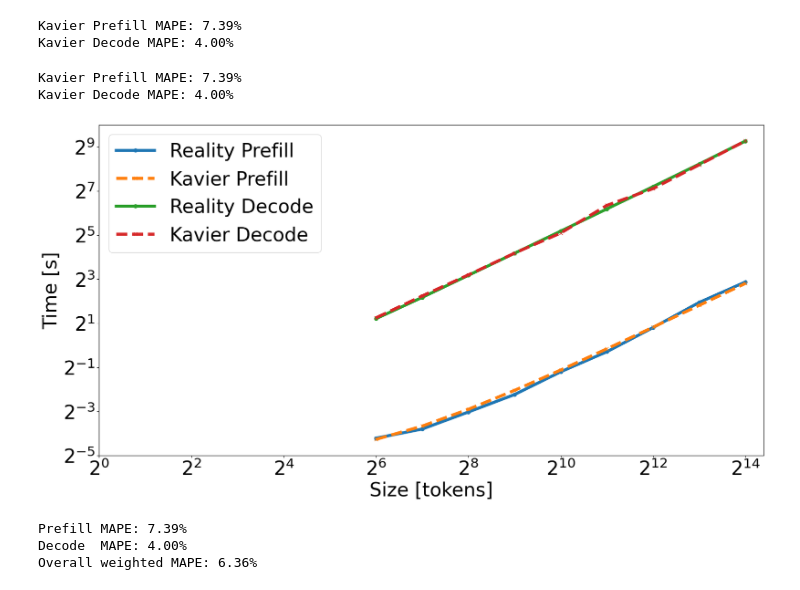
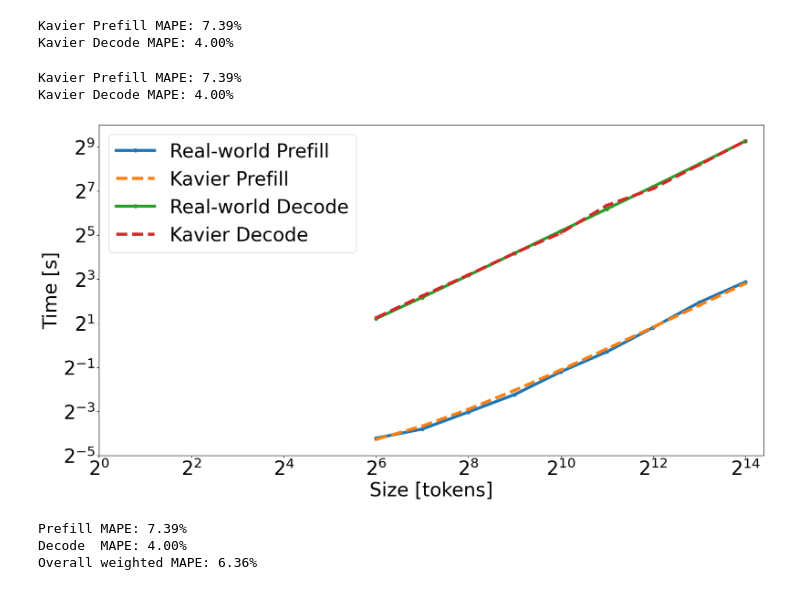
Before and after one commit to atlarge-research/Kavier, a Jupyter notebook: docs/reproducibility_capsule/experiment1/figures_generation/experiment_1_figure_accuracy.ipynb, the cells around one changed output. Cells and saved outputs as stored; diff of their text form; code cells hidden in the pictures.

```diff
--- a/docs/reproducibility_capsule/experiment1/figures_generation/experiment_1_figure_accuracy.ipynb
+++ b/docs/reproducibility_capsule/experiment1/figures_generation/experiment_1_figure_accuracy.ipynb
@@ -47,36 +47,36 @@ reality_decode = df['reality_decode']
 
 def calculate_mape(actual, predicted):
     actual, predicted = np.array(actual), np.array(predicted)
     return np.mean(np.abs((actual - predicted) / actual)) * 100
 
 print(f"Kavier Prefill MAPE: {calculate_mape(reality_prefill, kavier_prefill):.2f}%")
 print(f"Kavier Decode MAPE: {calculate_mape(reality_decode, kavier_decode):.2f}%")
 
 plt.figure(figsize=(20, 10))
-plt.plot(df['prompt_size'], reality_prefill, marker='o', linestyle='-', label='Reality Prefill')
+plt.plot(df['prompt_size'], reality_prefill, marker='o', linestyle='-', label='Real-world Prefill')
 plt.plot(df['prompt_size'], kavier_prefill, marker='x', linestyle='--', label='Kavier Prefill')
-plt.plot(df['prompt_size'], reality_decode, marker='o', linestyle='-', label='Reality Decode')
+plt.plot(df['prompt_size'], reality_decode, marker='o', linestyle='-', label='Real-world Decode')
 plt.plot(df['prompt_size'], kavier_decode, marker='x', linestyle='--', label='Kavier Decode')
 
 plt.xlabel('Size [tokens]', fontsize=32)
 plt.ylabel('Time [s]', fontsize=32)
 plt.xscale('log', base=2)
 plt.yscale('log', base=2)
 plt.ylim(bottom=1/32, top=2**10)
 plt.xlim(left=1)
 plt.xticks(fontsize=32)
 plt.yticks(fontsize=32)
 
 for line in plt.gca().lines:
     line.set_linewidth(5)
 
 plt.legend(fontsize=32)
 plt.savefig("figures/kavier_prefill_decode_accuracy.pdf")
 plt.show()
 # %% [output]
 Kavier Prefill MAPE: 7.39%
 Kavier Decode MAPE: 4.00%
-[figure, old version]
+[figure, new version]
 # %%
 import pandas as pd
 import numpy as np
```
Also changed, not shown: 6 other files.
